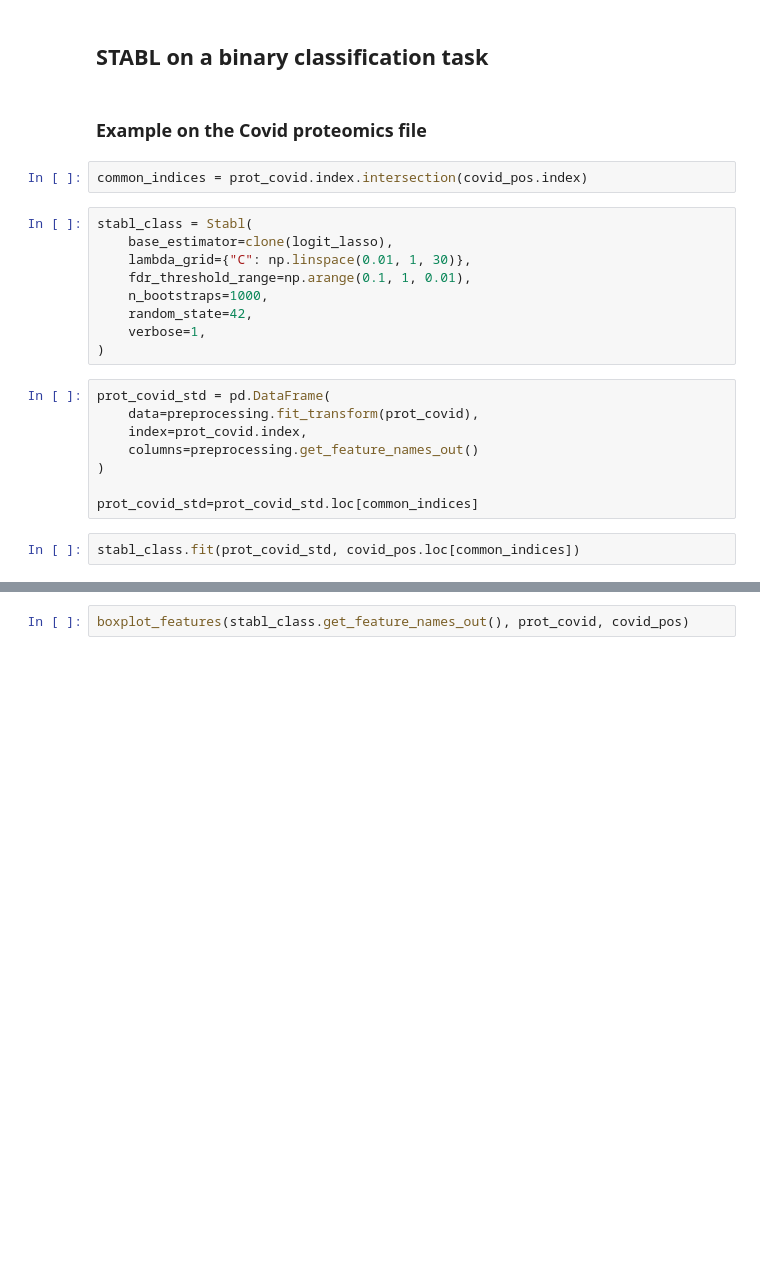
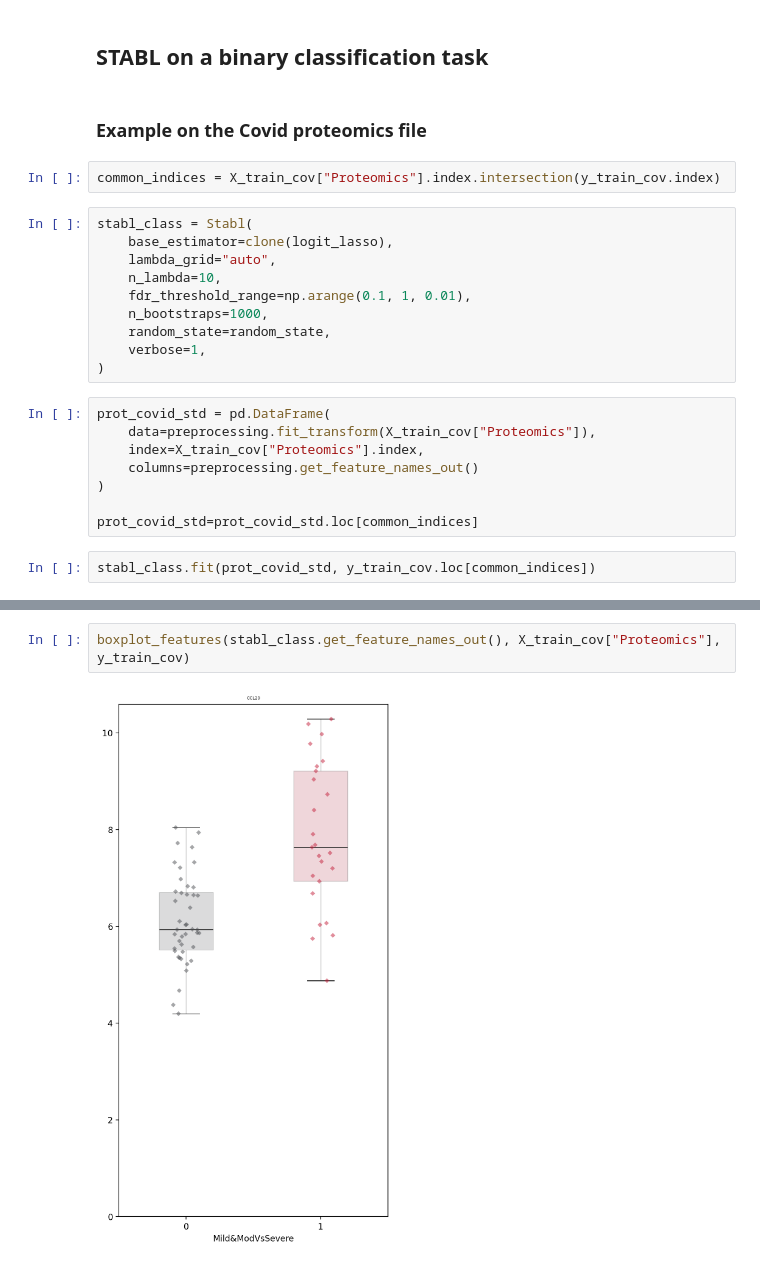
Before and after one commit to gregbellan/Stabl, a Jupyter notebook: Notebook examples/Tutorial Notebook.ipynb, the cells around one changed output, grey strips where cells are left out. Drawn from its saved outputs; the diff is of its cells as text; blank space fills up the shorter version.

```diff
--- a/Notebook examples/Tutorial Notebook.ipynb
+++ b/Notebook examples/Tutorial Notebook.ipynb
@@ -201,23 +240,24 @@ scatterplot_features(
 # %% [markdown]
 ### Example on the Covid proteomics file
 # %%
-common_indices = prot_covid.index.intersection(covid_pos.index)
+common_indices = X_train_cov["Proteomics"].index.intersection(y_train_cov.index)
 # %%
 stabl_class = Stabl(
     base_estimator=clone(logit_lasso),
-    lambda_grid={"C": np.linspace(0.01, 1, 30)},
+    lambda_grid="auto",
+    n_lambda=10,
     fdr_threshold_range=np.arange(0.1, 1, 0.01),
     n_bootstraps=1000,
-    random_state=42,
+    random_state=random_state,
     verbose=1,
 )
 # %%
 prot_covid_std = pd.DataFrame(
-    data=preprocessing.fit_transform(prot_covid),
-    index=prot_covid.index,
+    data=preprocessing.fit_transform(X_train_cov["Proteomics"]),
+    index=X_train_cov["Proteomics"].index,
     columns=preprocessing.get_feature_names_out()
 )
 
 prot_covid_std=prot_covid_std.loc[common_indices]
 # %%
-stabl_class.fit(prot_covid_std, covid_pos.loc[common_indices])
+stabl_class.fit(prot_covid_std, y_train_cov.loc[common_indices])
@@ -230,2 +301,4 @@ plot_fdr_graph(stabl_class)
 # %%
-boxplot_features(stabl_class.get_feature_names_out(), prot_covid, covid_pos)
+boxplot_features(stabl_class.get_feature_names_out(), X_train_cov["Proteomics"], y_train_cov)
+# %% [output]
+[figure, added]
```
Also changed, not shown: parts of 51 cells of this notebook, 28 other files.
